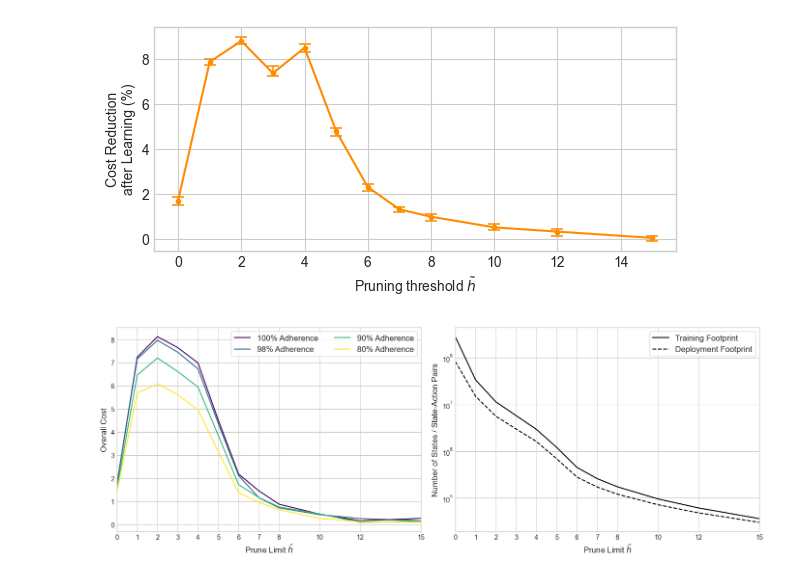
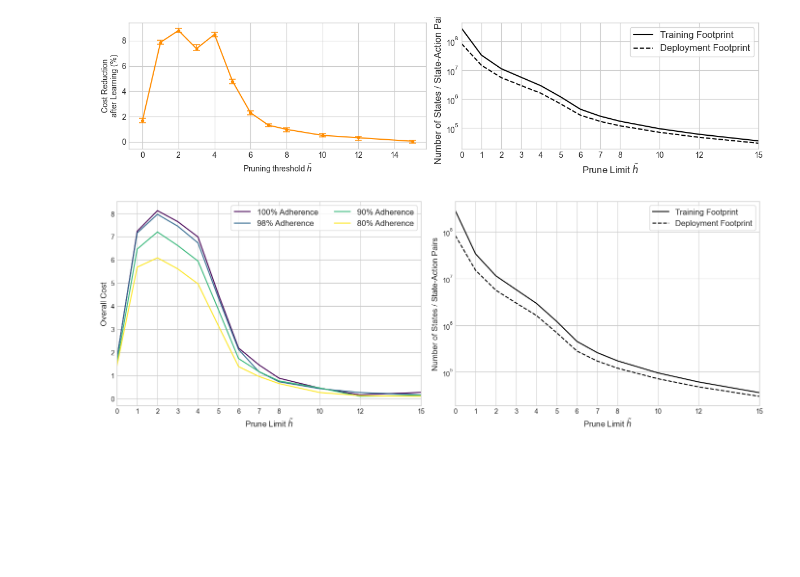
Before and after one commit to geraintpalmer/bed_moves_policy, a Jupyter notebook: src/experiments/pruning_experiments/analysis.ipynb, the cells around one changed output. Cells and saved outputs as stored; diff of their text form; code cells hidden in the pictures; blank space fills up the shorter version.

Commit message:
add further concavity experiments

```diff
--- a/src/experiments/pruning_experiments/analysis.ipynb
+++ b/src/experiments/pruning_experiments/analysis.ipynb
@@ -24,3 +24,4 @@ h008 = pd.read_csv("h008/results/evaluation.csv")
 h010 = pd.read_csv("h010/results/evaluation.csv")
 h012 = pd.read_csv("h012/results/evaluation.csv")
 h015 = pd.read_csv("h015/results/evaluation.csv")
+footprint = pd.read_csv("footprint.csv")
@@ -68,26 +44,31 @@ for z in hs:
     yerrs[0].append(cil)
     yerrs[1].append(cih)
 # %%
-fig, ax = plt.subplots(1, figsize=(6, 3))
+fig, axarr = plt.subplots(1, 2, figsize=(12, 3))
 hs = [h000, h001, h002, h003, h004, h005, h006, h007, h008, h010, h012, h015]
 x = [0, 1, 2, 3, 4, 5, 6, 7, 8, 10, 12, 15]
-
-# medians = np.array([h['Stage 21'].median() for h in hs])
-# ci_low = np.array([h['Stage 21'].quantile(0.25) for h in hs])   # rank 23 / 60 (94.8% CI)
-# ci_high = np.array([h['Stage 21'].quantile(0.75) for h in hs])  # rank 38 / 60
-
-yerr = [medians - ci_low, ci_high - medians]
-
-ax.errorbar(
+axarr[0].errorbar(
     x, medians, yerr=yerrs,
     fmt='-o', capsize=4, capthick=1.1, elinewidth=1.1, c='darkorange', markersize=3
 )
-ax.set_xlabel(r'Pruning threshold $\tilde{h}$')
-ax.set_ylabel("Cost Reduction\nafter Learning (%)")
+axarr[0].set_xlabel(r'Pruning threshold $\tilde{h}$')
+axarr[0].set_ylabel("Cost Reduction\nafter Learning (%)")
+
+axarr[1].plot(x, footprint['training'], label="Training Footprint", c='black', linestyle="solid")
+axarr[1].plot(x, footprint['deployment'], label="Deployment Footprint", c='black', linestyle="dashed")
+axarr[1].set_yscale('log', base=10)
+axarr[1].legend(fontsize=12, frameon=True)
+axarr[1].set_xlim(0, 15)
+axarr[1].set_xticks(x)
+axarr[1].set_xticklabels(x)
+axarr[1].set_xlabel(r"Prune Limit $\tilde{h}$", fontsize=12)
+axarr[1].set_ylabel("Number of States / State-Action Pairs", fontsize=12)
+
+
 plt.tight_layout()
-fig.savefig("../../../plt/pruning_experiment_vary_h.pdf")
+fig.savefig("../../../plt/pruning_experiment.pdf")
 # %% [output]
-[figure, old version]
+[figure, new version]
 # %%
 rh000 = pd.read_csv("h000/results/robust_evaluation.csv")
 rh001 = pd.read_csv("h001/results/robust_evaluation.csv")
```
Also changed, not shown: parts of 2 cells of this notebook, 44 other files.
